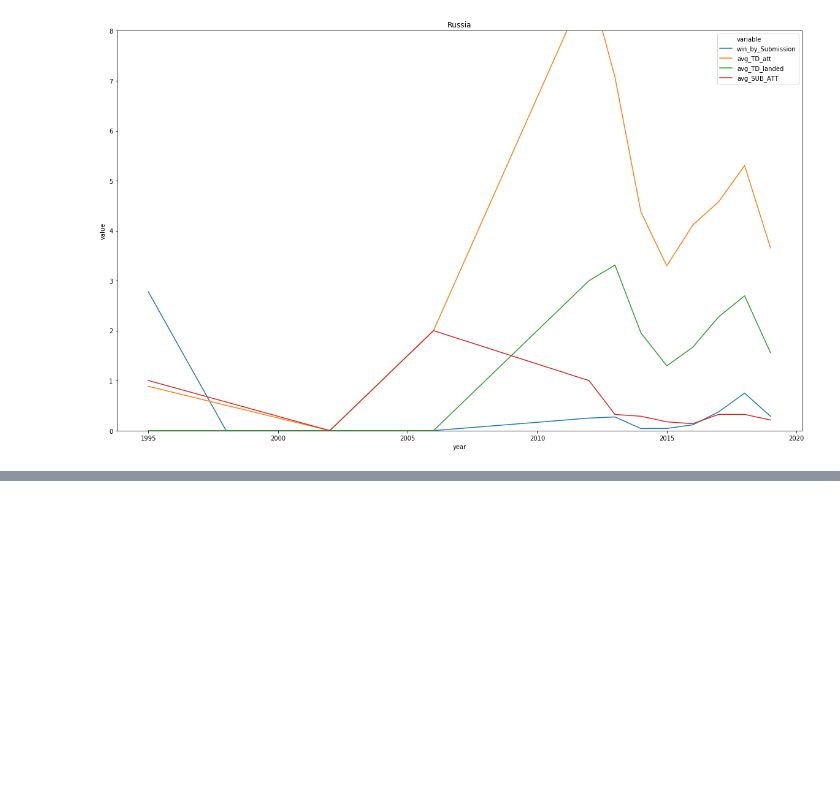
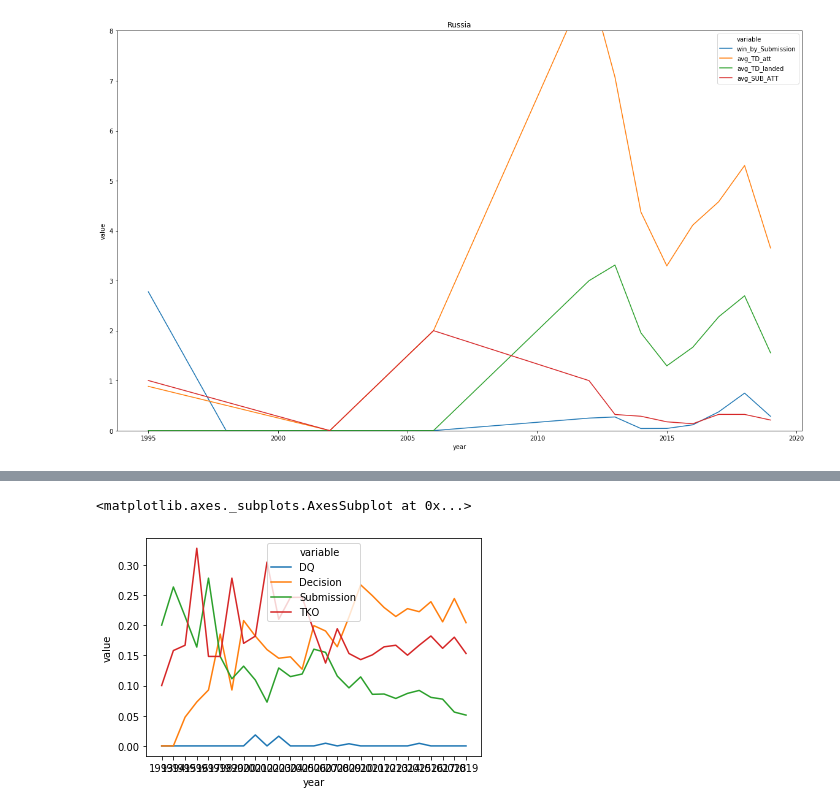
Before and after one commit to ekoly/DS-Unit-1-Build, a Jupyter notebook: ipynb/explore_data.ipynb, the cells around one changed output, grey strips where cells are left out. Cells and saved outputs as stored; diff of their text form; code cells hidden in the pictures; blank space fills up the shorter version.

```diff
--- a/ipynb/explore_data.ipynb
+++ b/ipynb/explore_data.ipynb
@@ -546,0 +619,4 @@ KeyError: ignored
+# %%
+winners_df = winners_df.merge(sheet_df, left_on="fighter", right_on="name")
+fights_df = fights_df.merge(sheet_df, left_on="fighter", right_on="name")
+winners_df
@@ -546,0 +637,6 @@ KeyError: ignored
+# %%
+year_country_df = winners_df.pivot_table(values=["date"], index=["year", "country"], columns=["outcome"], aggfunc=len).reset_index(["year",  "country"])
+year_country_df = year_country_df.fillna(0)
+#year_country_df = year_country_df.reset_index(level=[0, 1])
+year_country_df.columns = ["year", "country", "DQ", "Decision", "Submission", "TKO"]
+year_country_df
@@ -546,0 +657,3 @@ KeyError: ignored
+# %%
+fights_df = fights_df.pivot_table(values=["date"], index=["year", "country"], aggfunc=len).reset_index(["year",  "country"])
+fights_df
@@ -546,0 +674,6 @@ KeyError: ignored
+# %%
+year_country_df = year_country_df.merge(fights_df, on=["year", "country"])
+for col in ["DQ", "Decision", "Submission", "TKO"]:
+  year_country_df[col] = year_country_df[col]/year_country_df["date"]
+year_country_df = year_country_df.melt(id_vars=["year", "country"], value_vars=["DQ", "Decision", "Submission", "TKO"])
+year_country_df
@@ -546,0 +694,6 @@ KeyError: ignored
+# %%
+usa_df = year_country_df[year_country_df["country"] == "United States"]
+sns.lineplot(x=usa_df["year"], y=usa_df["value"], hue=usa_df["variable"])
+# %% [output]
+<matplotlib.axes._subplots.AxesSubplot at 0x...>
+[figure, added]
```
Also changed, not shown: parts of 12 cells of this notebook.
